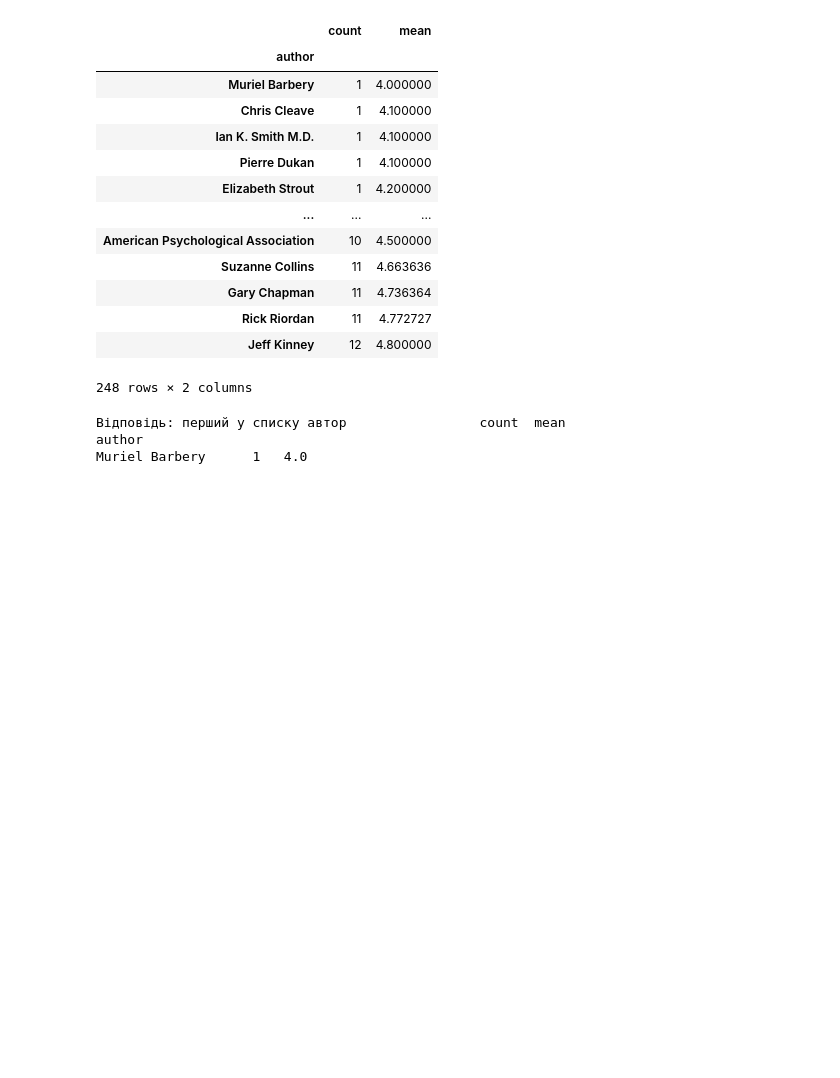
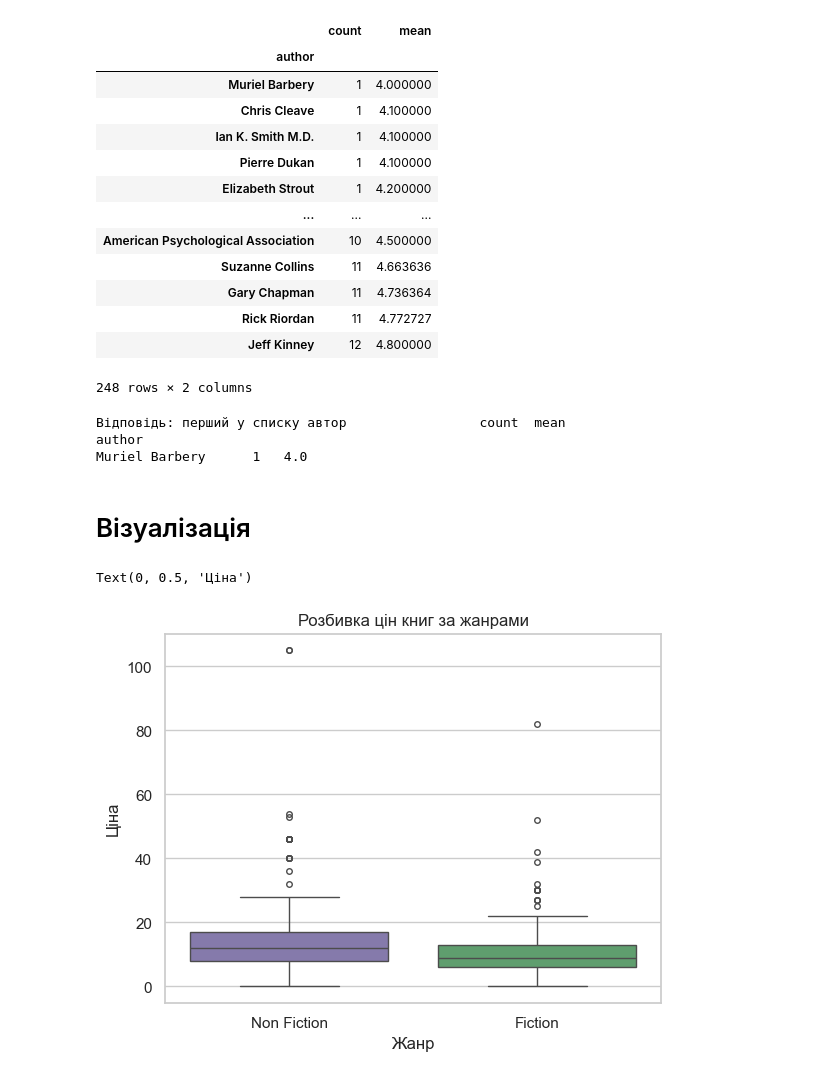
Before and after one commit to ValeraRishniak/HW_M02_goit_py_DS, a Jupyter notebook: hw2.3.ipynb, the cells around one changed output. Cells and saved outputs as stored; diff of their text form; code cells hidden in the pictures; blank space fills up the shorter version.

```diff
--- a/hw2.3.ipynb
+++ b/hw2.3.ipynb
@@ -376,3 +376,15 @@ print(f"Відповідь: перший у списку aвтор {first_in_tab
 Відповідь: перший у списку aвтор                 count  mean
 author
 Muriel Barbery      1   4.0
+# %% [markdown]
+# Візуалізація
+# %%
+sns.set(style="whitegrid")
+# sns.set_theme(style="ticks", palette="pastel")
+ax = sns.boxplot(x="genre", y="price", data=table, fliersize=4, hue="genre", palette=["m", "g"], legend=False)
+ax.set_title("Розбивка цін книг за жанрами")
+ax.set_xlabel("Жанр")
+ax.set_ylabel("Ціна")
+# %% [output]
+Text(0, 0.5, 'Ціна')
+[figure, added]
```
Also changed, not shown: parts of 3 cells of this notebook.
